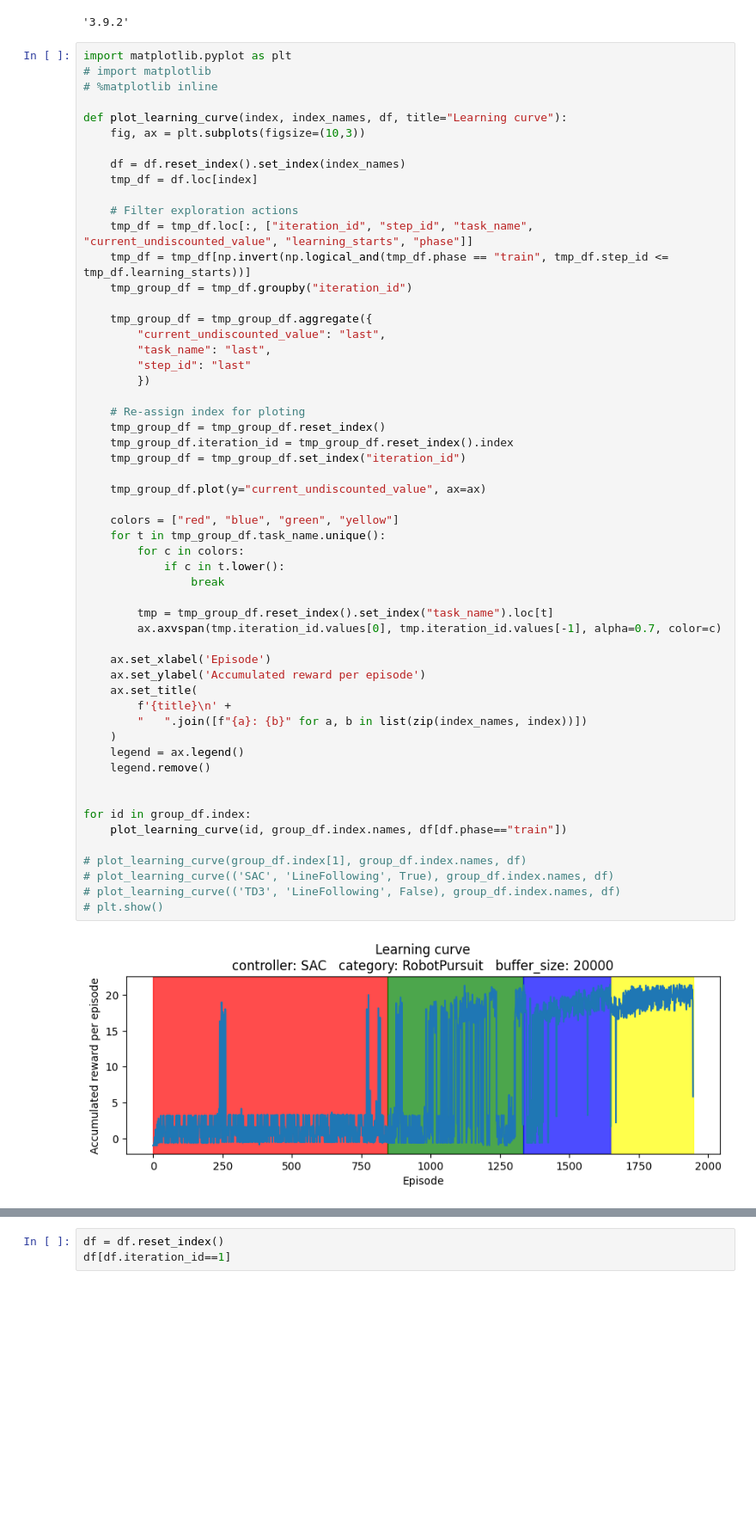
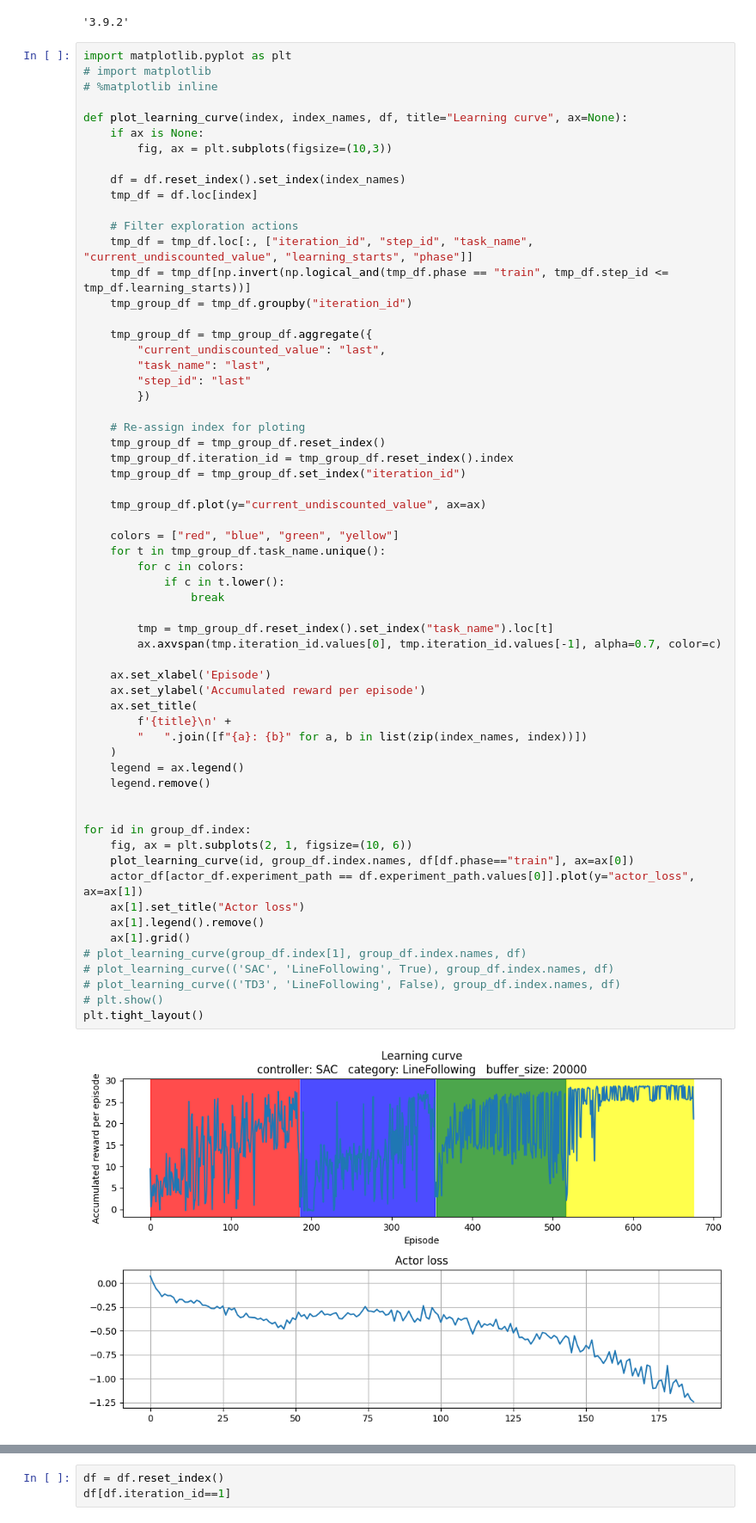
Before and after one commit to thd-research/regelum-playground, a Jupyter notebook: notebooks/check_log.ipynb, the cells around one changed output, grey strips where cells are left out. Shown at 86% size. Cells and saved outputs as stored; diff of their text form; blank space fills up the shorter version.

Commit message:
add actor loss

```diff
--- a/notebooks/check_log.ipynb
+++ b/notebooks/check_log.ipynb
@@ -267,8 +267,9 @@ import matplotlib.pyplot as plt
 # import matplotlib
 # %matplotlib inline
 
-def plot_learning_curve(index, index_names, df, title="Learning curve"):
-    fig, ax = plt.subplots(figsize=(10,3))
+def plot_learning_curve(index, index_names, df, title="Learning curve", ax=None):
+    if ax is None:
+        fig, ax = plt.subplots(figsize=(10,3))
 
     df = df.reset_index().set_index(index_names)
     tmp_df = df.loc[index]
@@ -289,33 +290,38 @@ def plot_learning_curve(index, index_names, df, title="Learning curve"):
     tmp_group_df.iteration_id = tmp_group_df.reset_index().index
     tmp_group_df = tmp_group_df.set_index("iteration_id")
 
     tmp_group_df.plot(y="current_undiscounted_value", ax=ax)
 
     colors = ["red", "blue", "green", "yellow"]
     for t in tmp_group_df.task_name.unique():
         for c in colors:
             if c in t.lower():
                 break
 
         tmp = tmp_group_df.reset_index().set_index("task_name").loc[t]
         ax.axvspan(tmp.iteration_id.values[0], tmp.iteration_id.values[-1], alpha=0.7, color=c)
 
     ax.set_xlabel('Episode')
     ax.set_ylabel('Accumulated reward per episode')
     ax.set_title(
         f'{title}\n' +
         "   ".join([f"{a}: {b}" for a, b in list(zip(index_names, index))])
     )
     legend = ax.legend()
     legend.remove()
 
 
 for id in group_df.index:
-    plot_learning_curve(id, group_df.index.names, df[df.phase=="train"])
-
+    fig, ax = plt.subplots(2, 1, figsize=(10, 6))
+    plot_learning_curve(id, group_df.index.names, df[df.phase=="train"], ax=ax[0])
+    actor_df[actor_df.experiment_path == df.experiment_path.values[0]].plot(y="actor_loss", ax=ax[1])
+    ax[1].set_title("Actor loss")
+    ax[1].legend().remove()
+    ax[1].grid()
 # plot_learning_curve(group_df.index[1], group_df.index.names, df)
 # plot_learning_curve(('SAC', 'LineFollowing', True), group_df.index.names, df)
 # plot_learning_curve(('TD3', 'LineFollowing', False), group_df.index.names, df)
 # plt.show()
+plt.tight_layout()
 # %% [output]
-[figure, old version]
+[figure, new version]
```
Also changed, not shown: parts of 2 cells of this notebook.
